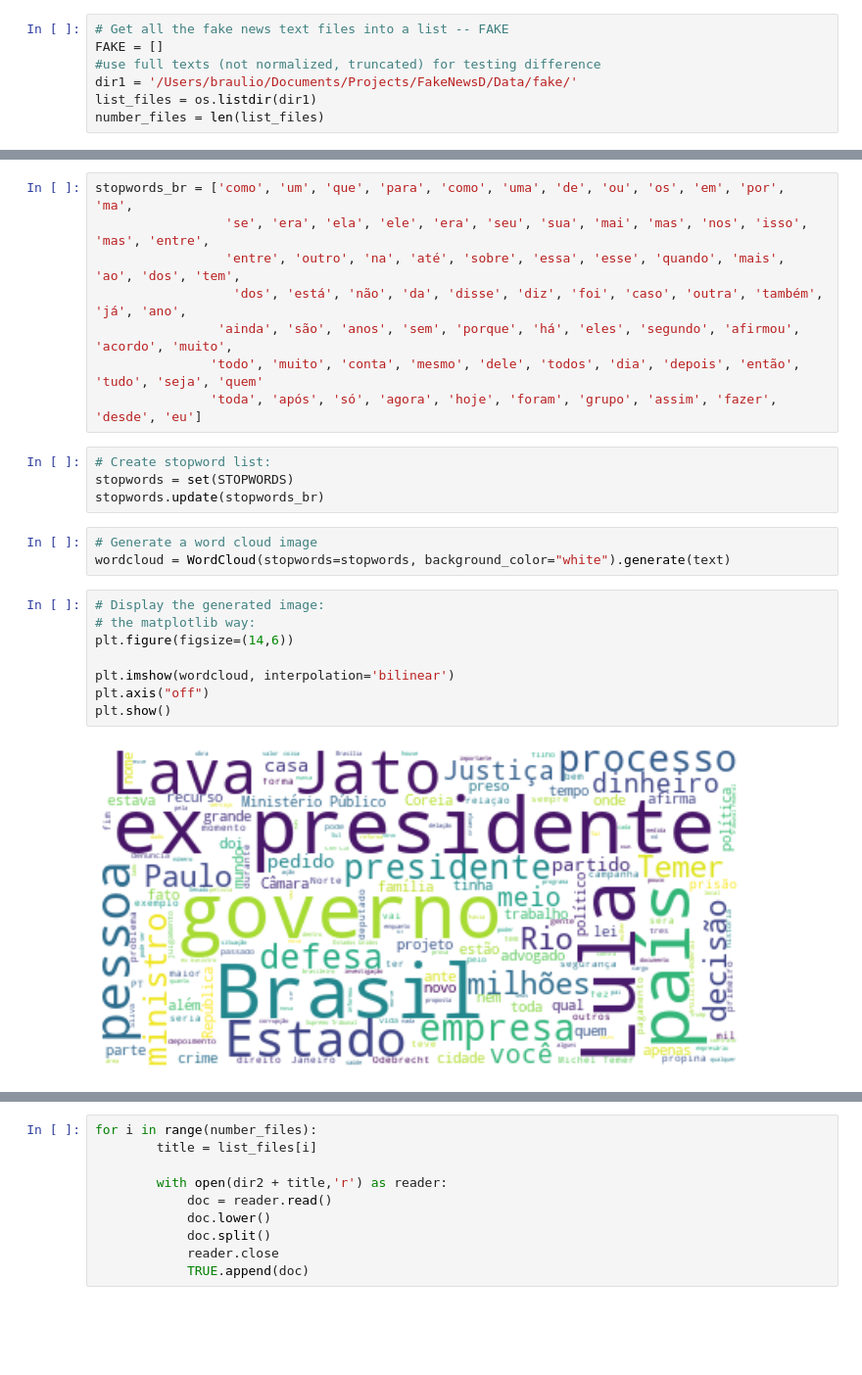
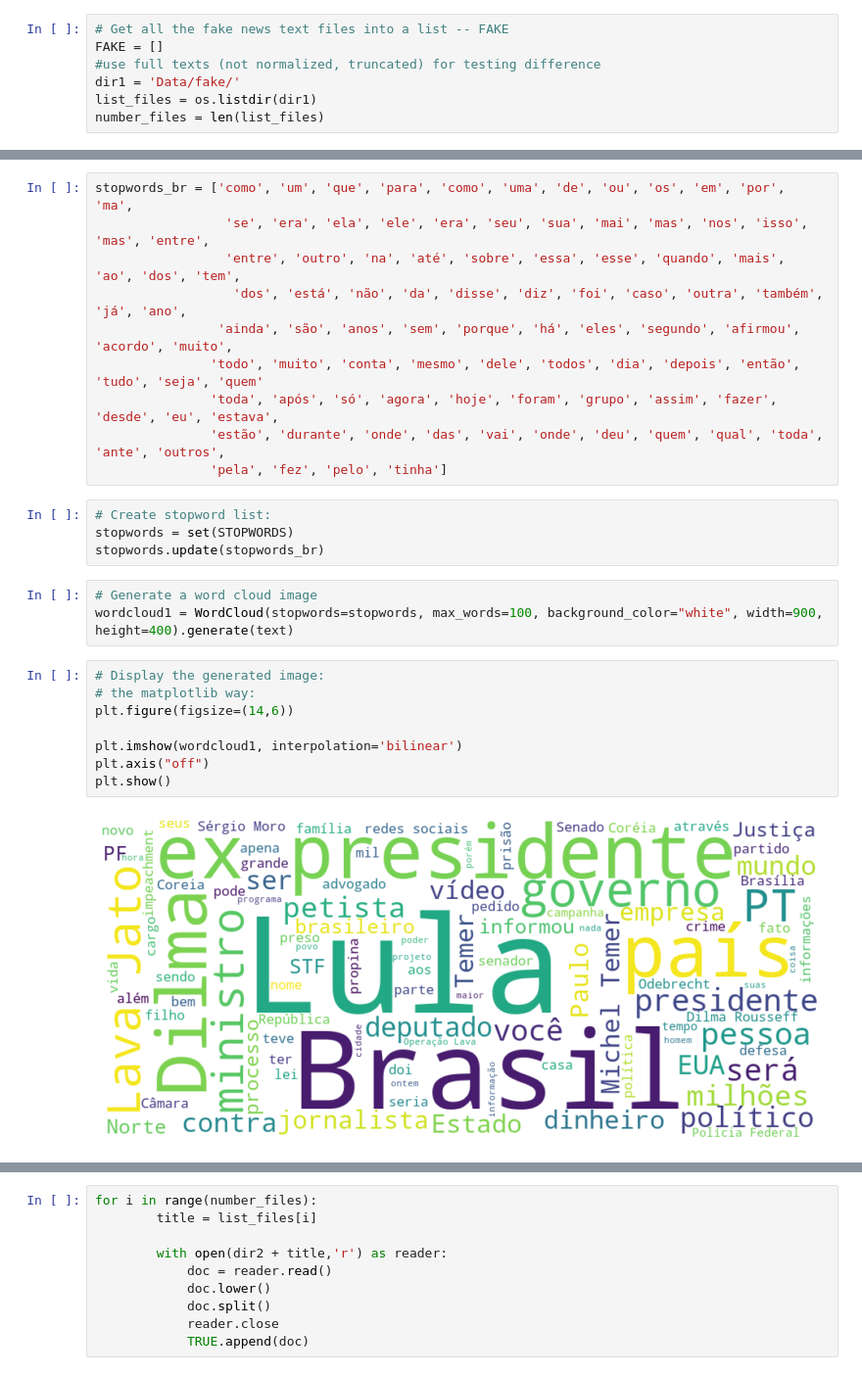
Before and after one commit to brauliotegui/FAKE, a Jupyter notebook: EDA_2.ipynb, the cells around one changed output, grey strips where cells are left out. Shown: that part at 98% size. Saved outputs shown, nothing was run; the diff lists cells and outputs as text; blank space fills up the shorter version.

Commit message:
wordclouds finished

```diff
--- a/EDA_2.ipynb
+++ b/EDA_2.ipynb
@@ -13,7 +11,7 @@ import matplotlib.pyplot as plt
 # Get all the fake news text files into a list -- FAKE
 FAKE = []
 #use full texts (not normalized, truncated) for testing difference
-dir1 = '/Users/braulio/Documents/Projects/FakeNewsD/Data/fake/'
+dir1 = 'Data/fake/'
 list_files = os.listdir(dir1)
 number_files = len(list_files)
 # %%
@@ -57,24 +40,26 @@ stopwords_br = ['como', 'um', 'que', 'para', 'como', 'uma', 'de', 'ou', 'os', 'e
                   'dos', 'está', 'não', 'da', 'disse', 'diz', 'foi', 'caso', 'outra', 'também', 'já', 'ano',
                 'ainda', 'são', 'anos', 'sem', 'porque', 'há', 'eles', 'segundo', 'afirmou', 'acordo', 'muito',
                'todo', 'muito', 'conta', 'mesmo', 'dele', 'todos', 'dia', 'depois', 'então', 'tudo', 'seja', 'quem'
-               'toda', 'após', 'só', 'agora', 'hoje', 'foram', 'grupo', 'assim', 'fazer', 'desde', 'eu']
+               'toda', 'após', 'só', 'agora', 'hoje', 'foram', 'grupo', 'assim', 'fazer', 'desde', 'eu', 'estava',
+               'estão', 'durante', 'onde', 'das', 'vai', 'onde', 'deu', 'quem', 'qual', 'toda', 'ante', 'outros',
+               'pela', 'fez', 'pelo', 'tinha']
 # %%
 # Create stopword list:
 stopwords = set(STOPWORDS)
 stopwords.update(stopwords_br)
 # %%
 # Generate a word cloud image
-wordcloud = WordCloud(stopwords=stopwords, background_color="white").generate(text)
+wordcloud1 = WordCloud(stopwords=stopwords, max_words=100, background_color="white", width=900, height=400).generate(text)
 # %%
 # Display the generated image:
 # the matplotlib way:
 plt.figure(figsize=(14,6))
 
-plt.imshow(wordcloud, interpolation='bilinear')
+plt.imshow(wordcloud1, interpolation='bilinear')
 plt.axis("off")
 plt.show()
 # %% [output]
-[figure, old version]
+[figure, new version]
 # %%
 # Get all the TRUE news text files into a list -- TRUE
 TRUE = []
```
Also changed, not shown: parts of 19 cells of this notebook, 8 other files.
